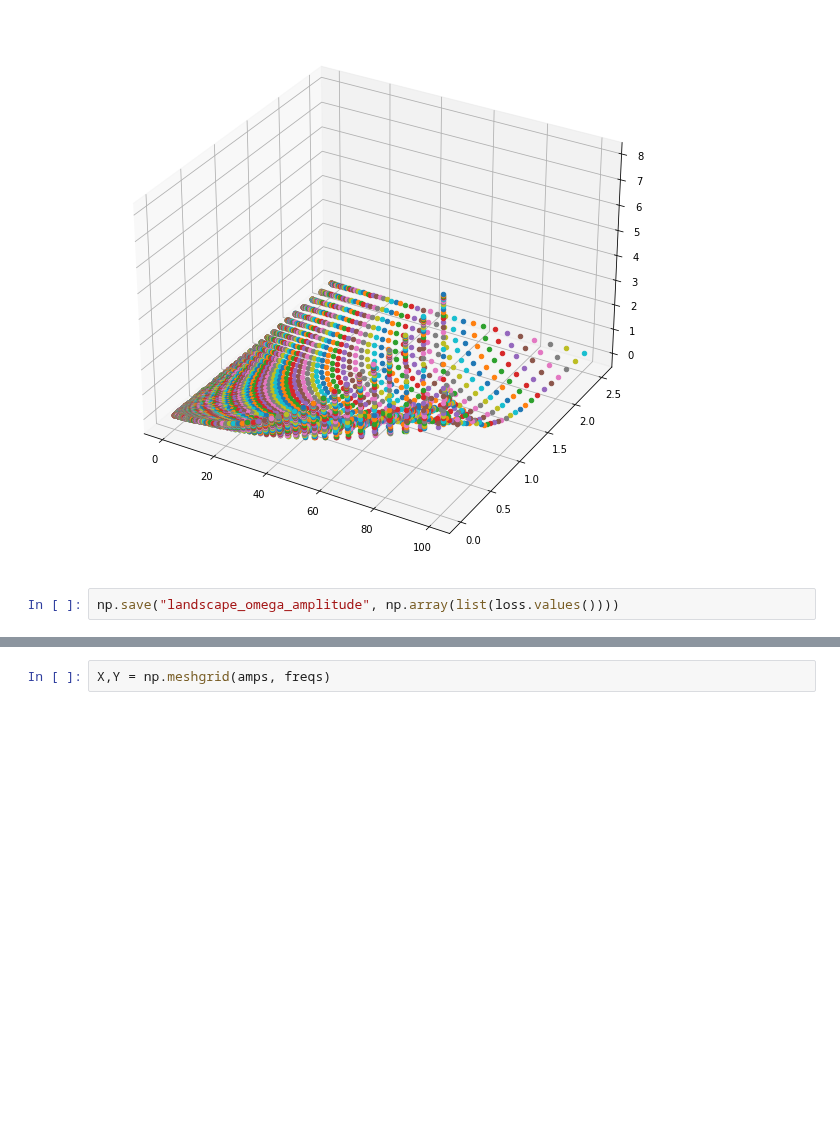
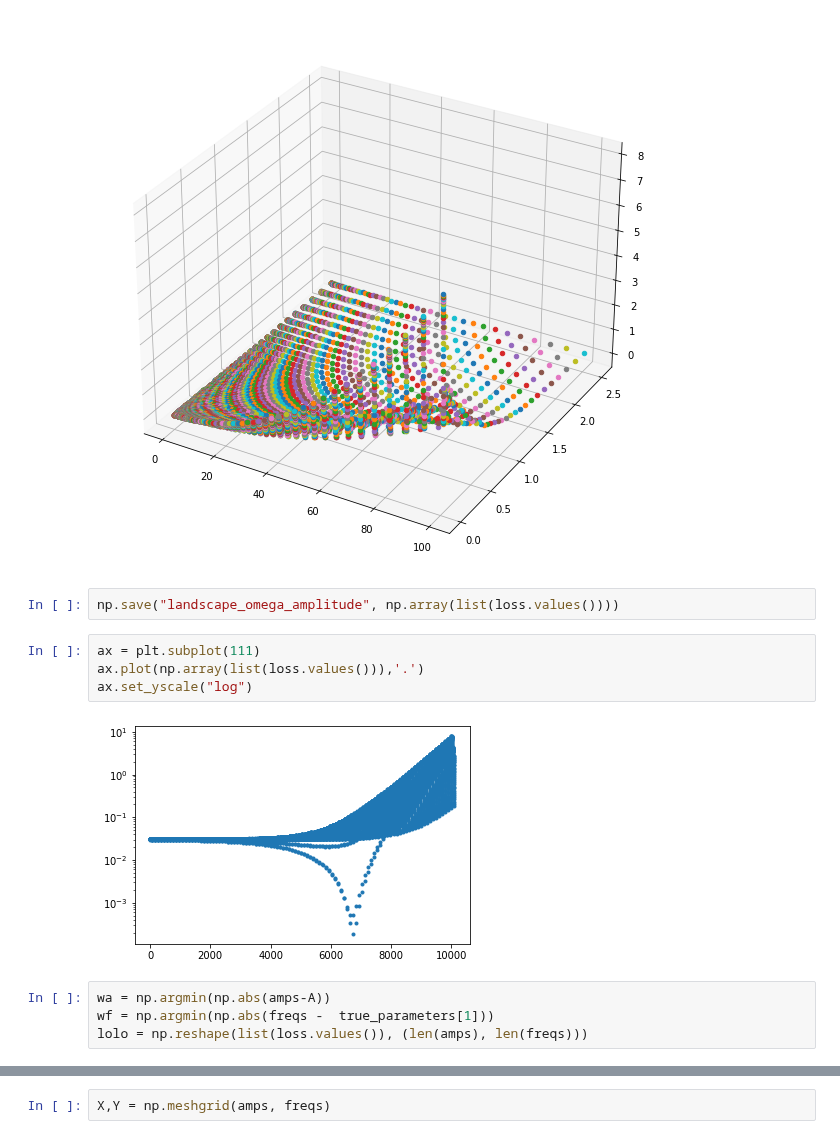
Before and after one commit to matibilkis/continuous, a Jupyter notebook: testing/landscape_learning_cosine.ipynb, the cells around one changed output, grey strips where cells are left out. Saved outputs shown, nothing was run; the diff lists cells and outputs as text; blank space fills up the shorter version.

Commit message:
check landscape - some other plots

```diff
--- a/testing/landscape_learning_cosine.ipynb
+++ b/testing/landscape_learning_cosine.ipynb
@@ -115,3 +115,13 @@ for a in amps:
 [figure]
 # %%
 np.save("landscape_omega_amplitude", np.array(list(loss.values())))
+# %%
+ax = plt.subplot(111)
+ax.plot(np.array(list(loss.values())),'.')
+ax.set_yscale("log")
+# %% [output]
+[figure, added]
+# %%
+wa = np.argmin(np.abs(amps-A))
+wf = np.argmin(np.abs(freqs -  true_parameters[1]))
+lolo = np.reshape(list(loss.values()), (len(amps), len(freqs)))
```
Also changed, not shown: parts of 3 cells of this notebook, 1 other file.
